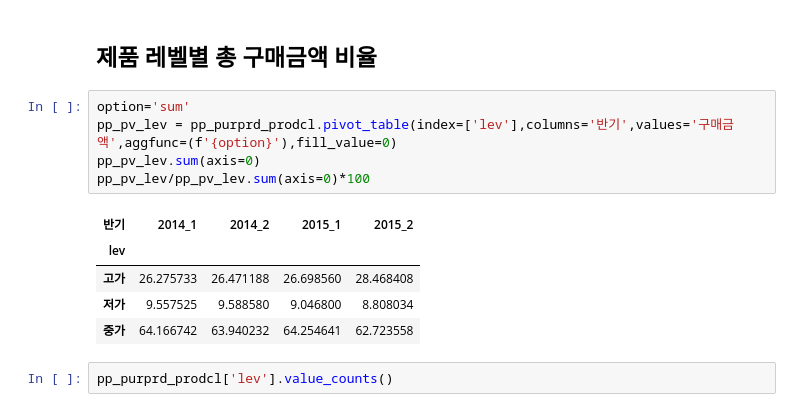
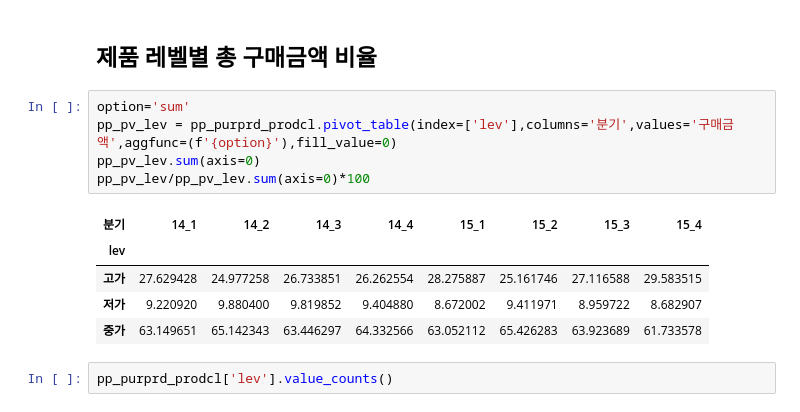
Before and after one commit to PKLH/cakd_LP, a Jupyter notebook: WorkSpace/Kim/EDA_1018.ipynb, the cells around one changed output. Cells and saved outputs as stored; diff of their text form.

```diff
--- a/WorkSpace/Kim/EDA_1018.ipynb
+++ b/WorkSpace/Kim/EDA_1018.ipynb
@@ -300,15 +266,15 @@ Name: TYPE, dtype: int64
 ## 제품 레벨별 총 구매금액 비율
 # %%
 option='sum'
-pp_pv_lev = pp_purprd_prodcl.pivot_table(index=['lev'],columns='반기',values='구매금액',aggfunc=(f'{option}'),fill_value=0)
+pp_pv_lev = pp_purprd_prodcl.pivot_table(index=['lev'],columns='분기',values='구매금액',aggfunc=(f'{option}'),fill_value=0)
 pp_pv_lev.sum(axis=0)
 pp_pv_lev/pp_pv_lev.sum(axis=0)*100
 # %% [output]
-| 반기 | 2014_1 | 2014_2 | 2015_1 | 2015_2 |
-| lev |  |  |  |  |
-| 고가 | 26.275733 | 26.471188 | 26.698560 | 28.468408 |
-| 저가 | 9.557525 | 9.588580 | 9.046800 | 8.808034 |
-| 중가 | 64.166742 | 63.940232 | 64.254641 | 62.723558 |
+| 분기 | 14_1 | 14_2 | 14_3 | 14_4 | 15_1 | 15_2 | 15_3 | 15_4 |
+| lev |  |  |  |  |  |  |  |  |
+| 고가 | 27.629428 | 24.977258 | 26.733851 | 26.262554 | 28.275887 | 25.161746 | 27.116588 | 29.583515 |
+| 저가 | 9.220920 | 9.880400 | 9.819852 | 9.404880 | 8.672002 | 9.411971 | 8.959722 | 8.682907 |
+| 중가 | 63.149651 | 65.142343 | 63.446297 | 64.332566 | 63.052112 | 65.426283 | 63.923689 | 61.733578 |
 # %%
 pp_purprd_prodcl['lev'].value_counts()
 # %% [output]
```
Also changed, not shown: parts of 30 cells of this notebook.
